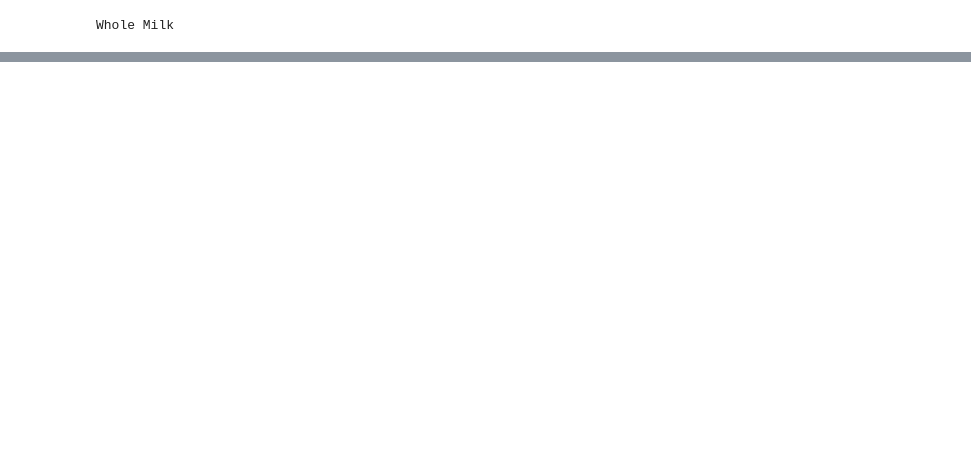
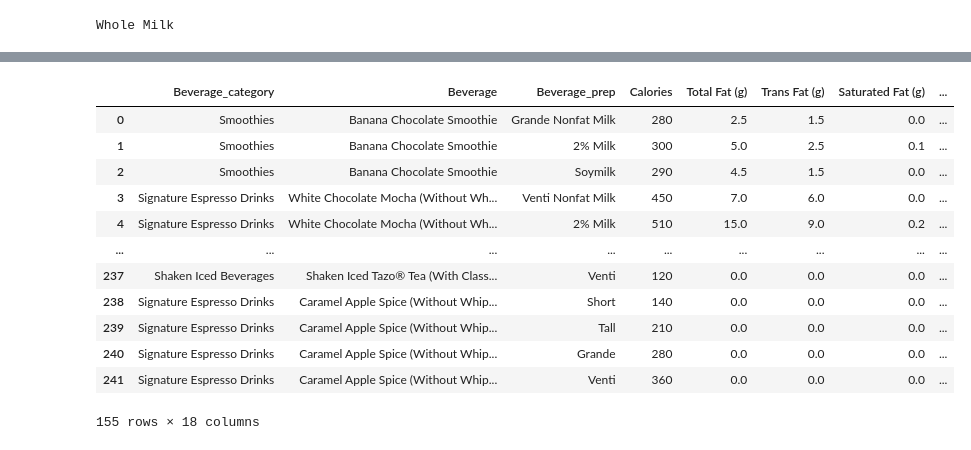
Before and after one commit to pl-mich/mdst_tutorial, a Jupyter notebook: tutorial2/Numpy and Pandas.ipynb, the cells around one changed output, grey strips where cells are left out. Saved outputs shown, nothing was run; the diff lists cells and outputs as text; code cells hidden in the pictures; blank space fills up the shorter version.

```diff
--- a/tutorial2/Numpy and Pandas.ipynb
+++ b/tutorial2/Numpy and Pandas.ipynb
@@ -604,0 +588,16 @@ ValueError: The following variable cannot be assigned with wide-form data: `hue`
+# %%
+sb.groupby(["Beverage_prep"]).head(20)
+# %% [output]
+|  | Beverage_category | Beverage | Beverage_prep | Calories | Total Fat (g) | Trans Fat (g) | Saturated Fat (g) | ... |
+| 0 | Smoothies | Banana Chocolate Smoothie | Grande Nonfat Milk | 280 | 2.5 | 1.5 | 0.0 | ... |
+| 1 | Smoothies | Banana Chocolate Smoothie | 2% Milk | 300 | 5.0 | 2.5 | 0.1 | ... |
+| 2 | Smoothies | Banana Chocolate Smoothie | Soymilk | 290 | 4.5 | 1.5 | 0.0 | ... |
+| 3 | Signature Espresso Drinks | White Chocolate Mocha (Without Wh... | Venti Nonfat Milk | 450 | 7.0 | 6.0 | 0.0 | ... |
+| 4 | Signature Espresso Drinks | White Chocolate Mocha (Without Wh... | 2% Milk | 510 | 15.0 | 9.0 | 0.2 | ... |
+| ... | ... | ... | ... | ... | ... | ... | ... | ... |
+| 237 | Shaken Iced Beverages | Shaken Iced Tazo® Tea (With Class... | Venti | 120 | 0.0 | 0.0 | 0.0 | ... |
+| 238 | Signature Espresso Drinks | Caramel Apple Spice (Without Whip... | Short | 140 | 0.0 | 0.0 | 0.0 | ... |
+| 239 | Signature Espresso Drinks | Caramel Apple Spice (Without Whip... | Tall | 210 | 0.0 | 0.0 | 0.0 | ... |
+| 240 | Signature Espresso Drinks | Caramel Apple Spice (Without Whip... | Grande | 280 | 0.0 | 0.0 | 0.0 | ... |
+| 241 | Signature Espresso Drinks | Caramel Apple Spice (Without Whip... | Venti | 360 | 0.0 | 0.0 | 0.0 | ... |
+155 rows × 18 columns
```
Also changed, not shown: parts of 17 cells of this notebook, 1 other file.
